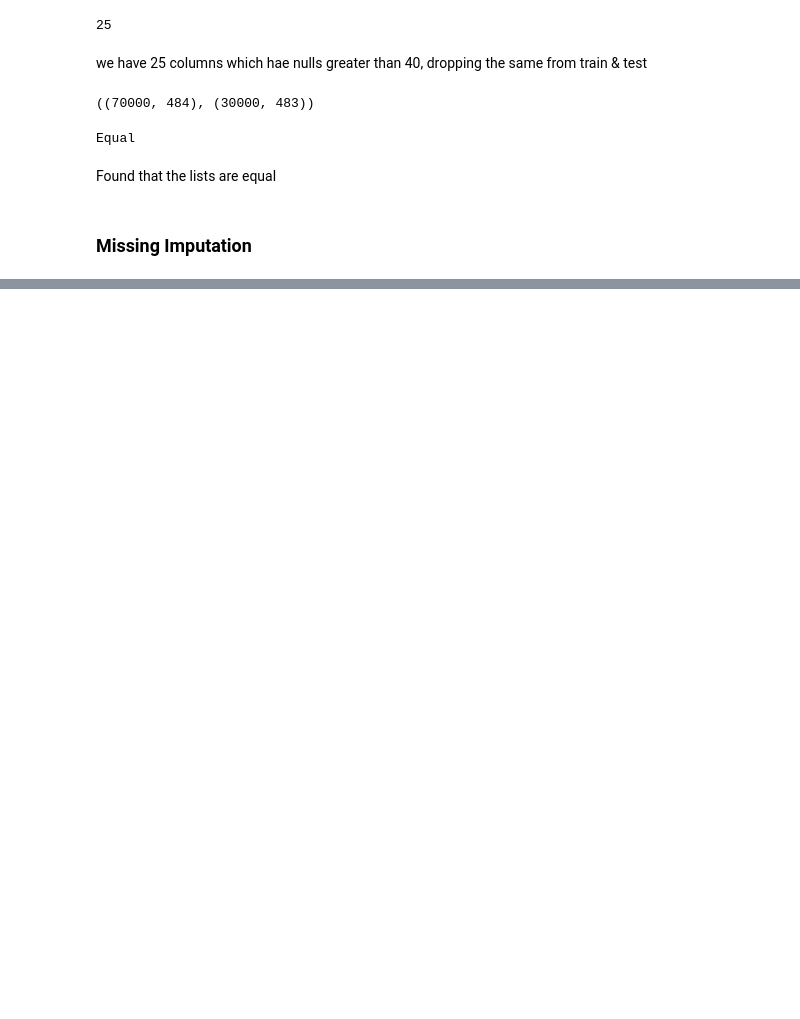
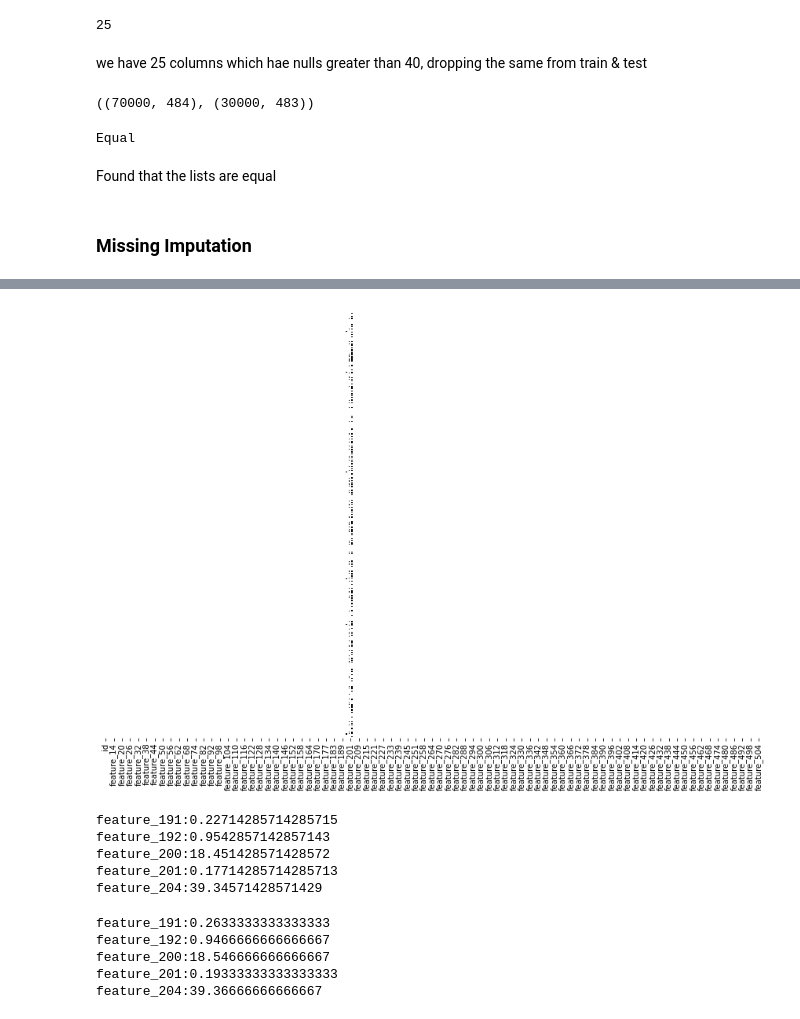
Before and after one commit to rohandawar/Netflix-Appetency, a Jupyter notebook: netflix-challange-nb-1.ipynb, the cells around one changed output, grey strips where cells are left out. Cells and saved outputs as stored; diff of their text form; code cells hidden in the pictures; blank space fills up the shorter version.

```diff
--- a/netflix-challange-nb-1.ipynb
+++ b/netflix-challange-nb-1.ipynb
@@ -178,0 +314,29 @@ Found that the lists are equal
+# %%
+#heatmap for missing values in test dataset, this might take a while to execute., since we have 509 columns
+plt.figure(figsize=(15,10))
+sns.heatmap(testdf.isnull(), yticklabels=False, cbar=False, cmap=plt.cm.CMRmap_r)
+plt.show()
+# %% [output]
+[figure, added]
+# %%
+for i in traindf.columns:
+    if (traindf[i].isnull().sum())>0:
+        print('{}:{}'.format(i,(100*traindf[i].isnull().sum()/len(traindf.index))))
+        #train_missing_col.append(i)
+# %% [output]
+feature_191:0.22714285714285715
+feature_192:0.9542857142857143
+feature_200:18.451428571428572
+feature_201:0.17714285714285713
+feature_204:39.34571428571429
+# %%
+for i in testdf.columns:
+    if (testdf[i].isnull().sum())>0:
+        print('{}:{}'.format(i,(100*testdf[i].isnull().sum()/len(testdf.index))))
+        #train_missing_col.append(i)
+# %% [output]
+feature_191:0.2633333333333333
+feature_192:0.9466666666666667
+feature_200:18.546666666666667
+feature_201:0.19333333333333333
+feature_204:39.36666666666667
```
Also changed, not shown: parts of 3 cells of this notebook.
